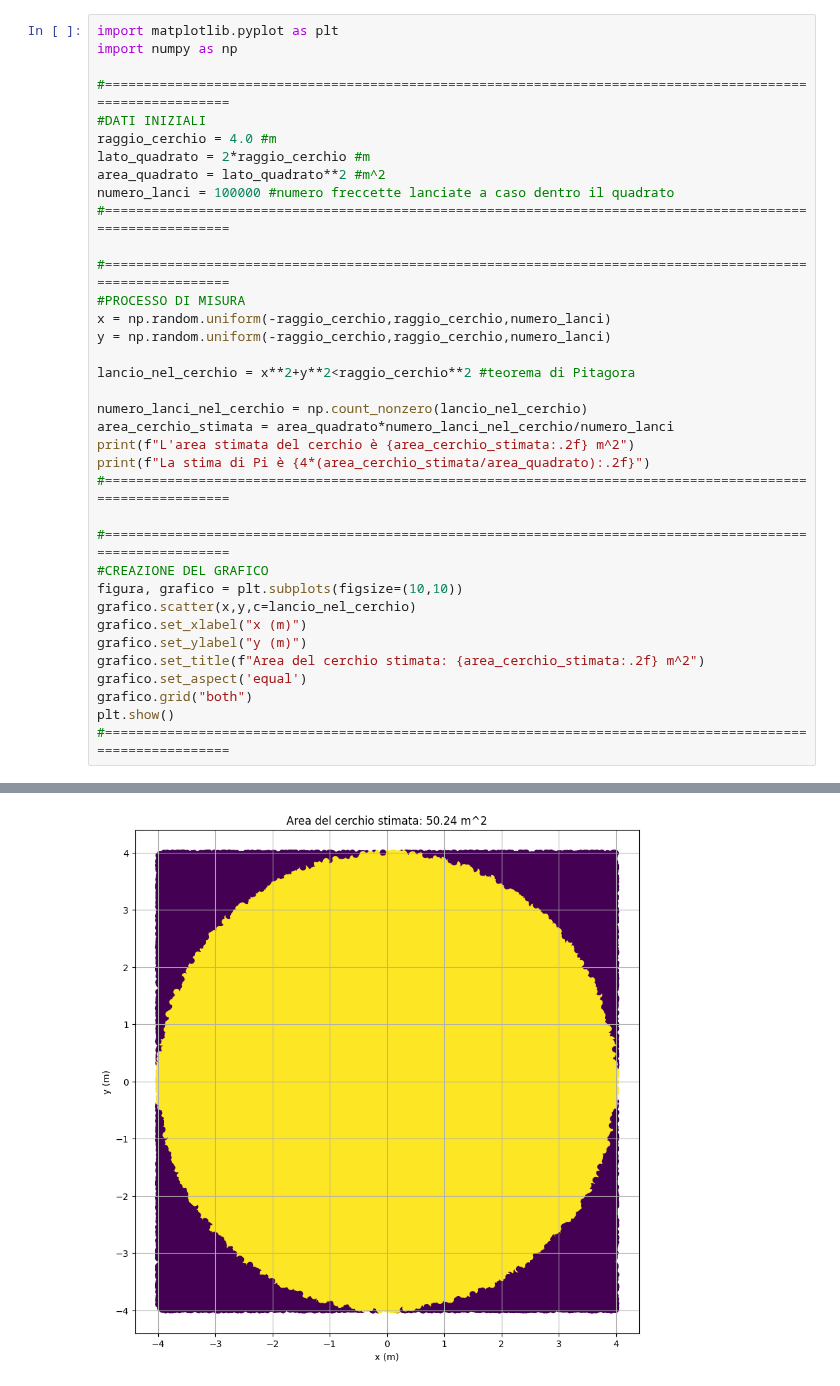
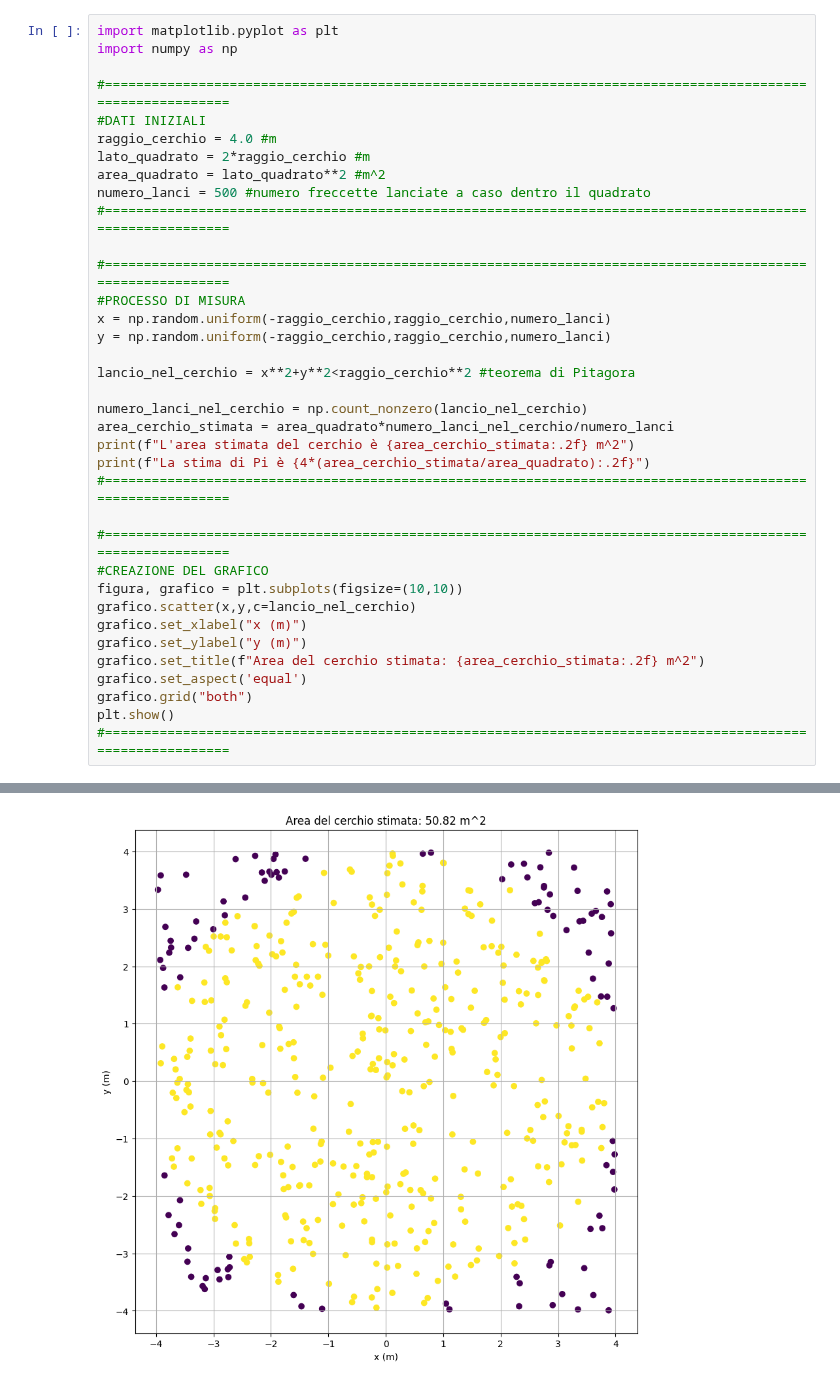
Before and after one commit to Finardiprof/Python, a Jupyter notebook: Area_Cerchio.ipynb, the cells around one changed output, grey strips where cells are left out. Saved outputs shown, nothing was run; the diff lists cells and outputs as text.

```diff
--- a/Area_Cerchio.ipynb
+++ b/Area_Cerchio.ipynb
@@ -9,7 +9,7 @@ import numpy as np
 raggio_cerchio = 4.0 #m
 lato_quadrato = 2*raggio_cerchio #m
 area_quadrato = lato_quadrato**2 #m^2
-numero_lanci = 100000 #numero freccette lanciate a caso dentro il quadrato
+numero_lanci = 500 #numero freccette lanciate a caso dentro il quadrato
 #===========================================================================================================
 
 #===========================================================================================================
@@ -42 +42 @@ La stima di Pi è 3.14
-[figure, old version]
+[figure, new version]
```
Also changed, not shown: parts of 1 cell of this notebook.
